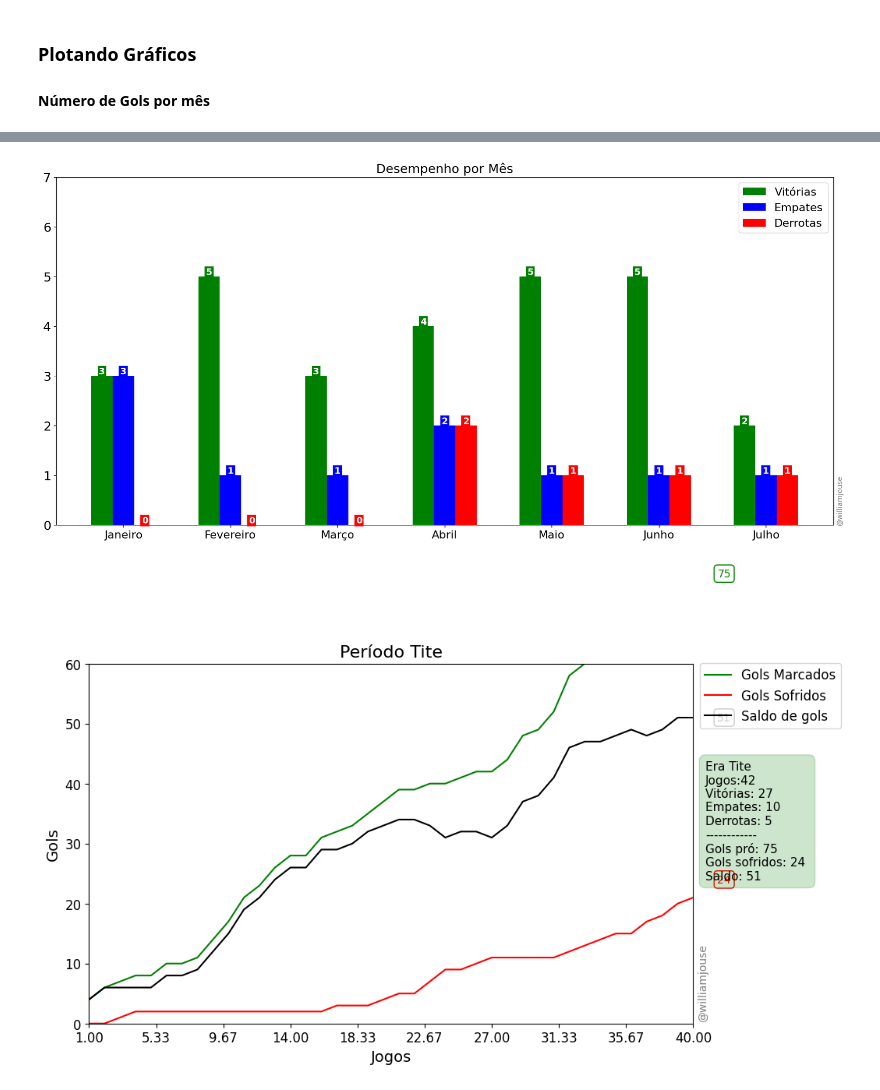
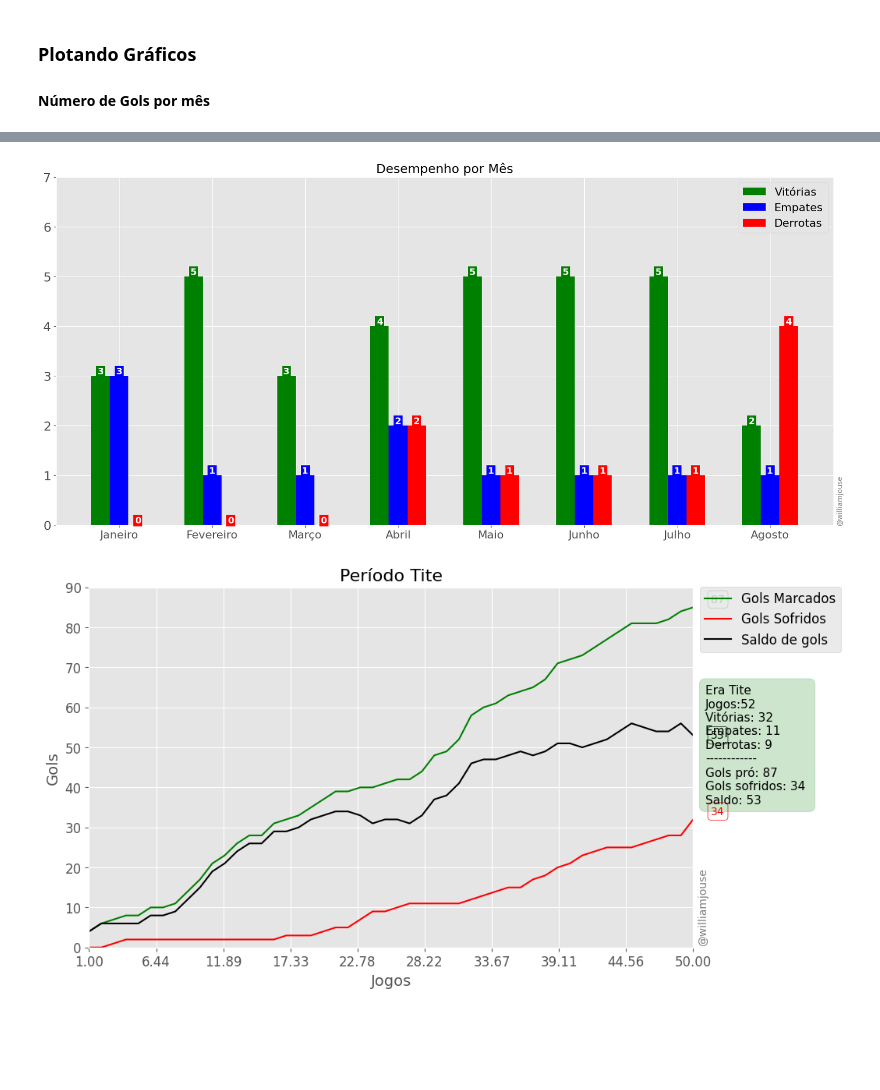
Before and after one commit to williamjouse/jogos-Flamengo-2024, a Jupyter notebook: notebooks/03-Plotting.ipynb, the cells around one changed output, grey strips where cells are left out. Cells and saved outputs as stored; diff of their text form; code cells hidden in the pictures; blank space fills up the shorter version.

```diff
--- a/notebooks/03-Plotting.ipynb
+++ b/notebooks/03-Plotting.ipynb
@@ -5,6 +5,10 @@ import pandas as pd
 import matplotlib.pyplot as plt
 import matplotlib.patches as mpatches
 import seaborn as sns
+plt.style.use('ggplot')
+#plt.style.use('bmh')
+#plt.style.use('dark_background')
+#plt.style.use('grayscale')
 # %%
 jogos = pd.read_csv('../data/processed/matches_FLA2024.csv', parse_dates=['kick-off'])
 gols = pd.read_csv('../data/processed/goal_scorers_2024.csv')
@@ -123,7 +127,7 @@ emp = agrupado['Empate'].fillna(0).astype('Int64').to_list()
 der = agrupado['Derrota'].fillna(0).astype('Int64').to_list()
 months = agrupado.index.to_list()
 # %%
-meses = ['Janeiro', 'Fevereiro', 'Março', 'Abril', 'Maio', 'Junho', 'Julho']#
+meses = ['Janeiro', 'Fevereiro', 'Março', 'Abril', 'Maio', 'Junho', 'Julho', 'Agosto']#
          #, 'Agosto', 'Setembro', 'Outubro', 'Novembro', 'Dezembro']
 
 x = range(len(months))
@@ -168,7 +172,7 @@ plt.savefig('figures/figure3.png', dpi = 300, bbox_inches='tight')
 
 plt.show()
 # %% [output]
-[figure, old version]
+[figure, new version]
 # %%
 stats_copy = stats.copy()
 
@@ -206,14 +210,14 @@ plt.plot(Tite_jogos['jogos_cumulativos'], Tite_jogos.gols_marcados.cumsum(), lab
 plt.plot(Tite_jogos['jogos_cumulativos'], Tite_jogos.gols_sofridos.cumsum(), label='Gols Sofridos', color='red')
 plt.plot(Tite_jogos['jogos_cumulativos'], Tite_jogos.gols_marcados.cumsum() - Tite_jogos.gols_sofridos.cumsum(), label='Saldo de gols', color='black')
 
-plt.ylim(0, 60)
-plt.xlim(1, 40)
+plt.ylim(0, 90)
+plt.xlim(1, 50)
 
 plt.ylabel('Gols', fontsize=14)
 plt.yticks(fontsize=12)
 
 plt.xlabel('Jogos', fontsize=14)
-plt.xticks(np.linspace(1, 40, 10), fontsize=12)
+plt.xticks(np.linspace(1, 50, 10), fontsize=12)
 
 plt.legend(bbox_to_anchor=(1.0, 1.0), loc='upper left', fontsize=14)
 
@@ -235,34 +239,34 @@ plt.text(len(Tite_jogos.gols_marcados.cumsum()), (Tite_jogos.gols_marcados.cumsu
 Tite_stats = '''Era Tite
 Jogos:{0}
 Vitórias: {1}
 Empates: {2}
 Derrotas: {3}
 ------------
 Gols pró: {4}
 Gols sofridos: {5}
 Saldo: {6} '''.format(Tite_jogos.shape[0],
                         Tite_jogos['resultado'].value_counts()[0],
                         Tite_jogos['resultado'].value_counts()[1],
                         Tite_jogos['resultado'].value_counts()[2],
                         Tite_jogos['gols_marcados'].sum(),
                         Tite_jogos['gols_sofridos'].sum(),
                         Tite_jogos['gols_marcados'].sum() - Tite_time['gols_sofridos'].sum())
 
 
 plt.text(1.02, 0.40, Tite_stats, transform=plt.gca().transAxes, fontsize=11,
          bbox=dict(facecolor='g', edgecolor='g', alpha=.2, boxstyle='round, pad=0.5'))
 
 plt.figtext(.92, 0.28, '@williamjouse', ha='right', va='top', alpha=0.5, fontsize=10, rotation=90)
 
 plt.legend(bbox_to_anchor=(1.0, 1.02), loc='upper left', fontsize=12)
 
 
 plt.savefig('figures/figure7.jpg', dpi = 300, bbox_inches='tight')
 
 
 plt.show()
 # %% [output]
-[figure, old version]
+[figure, new version]
 # %%
 stats['Vitórias_cumulativas'] = (stats['resultado'] == 'Vitória').cumsum()
 stats['Empates_cumulativas'] = (stats['resultado'] == 'Empate').cumsum()
```
Also changed, not shown: parts of 5 cells of this notebook, 13 other files.
